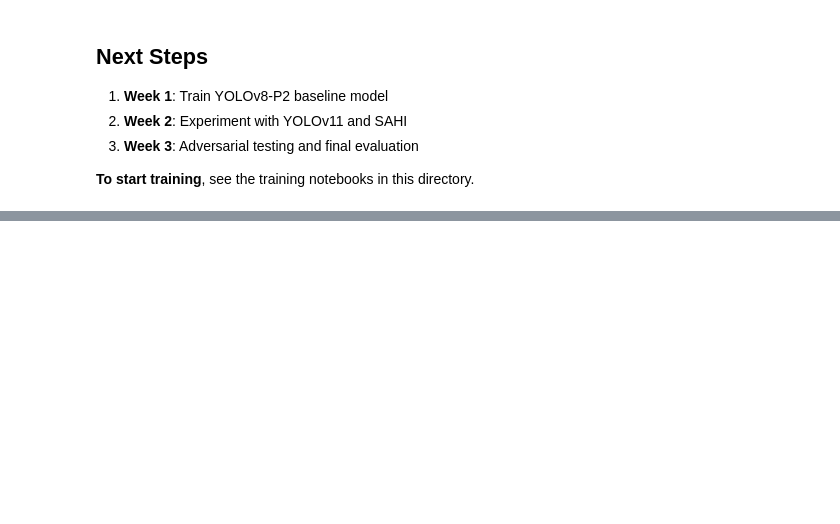
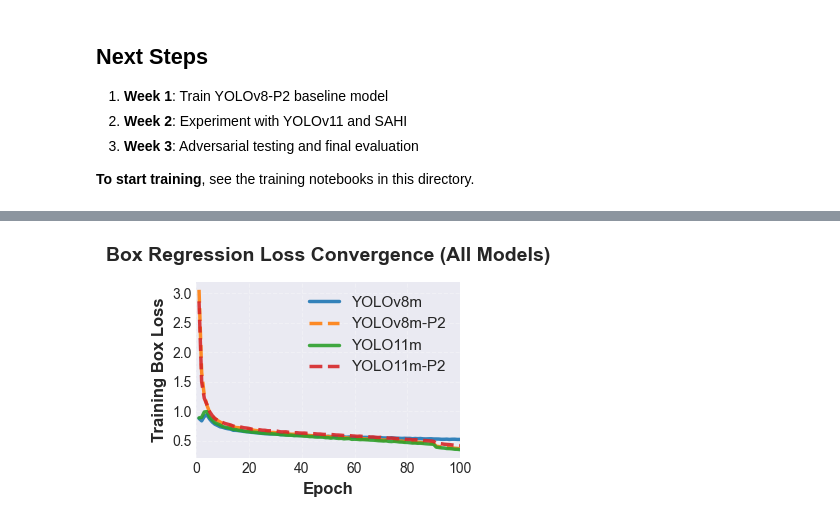
Before and after one commit to Zaryab13/Ml-FOD-A-Detection-YoloP2, a Jupyter notebook: notebooks/01_dataset_exploration.ipynb, the cells around one changed output, grey strips where cells are left out. Saved outputs shown, nothing was run; the diff lists cells and outputs as text; code cells hidden in the pictures; blank space fills up the shorter version.

```diff
--- a/notebooks/01_dataset_exploration.ipynb
+++ b/notebooks/01_dataset_exploration.ipynb
@@ -375,0 +945,92 @@ DATASET ANALYSIS SUMMARY & RECOMMENDATIONS
+# %%
+# Graph 1: Training Box Loss (Separate Figure) - IEEE Single Column
+fig1, ax1 = plt.subplots(figsize=(3.5, 2.8))
+
+for model_name, config in models_config.items():
+    if model_name in results_data:
+        df = results_data[model_name]
+        ax1.plot(df['epoch'], df['train/box_loss'],
+                color=config['color'],
+                linestyle=config['linestyle'],
+                linewidth=2.5,
+                label=model_name,
+                alpha=0.9)
+
+ax1.set_xlabel('Epoch', fontsize=12, fontweight='bold')
+ax1.set_ylabel('Training Box Loss', fontsize=12, fontweight='bold')
+ax1.set_title('Box Regression Loss Convergence (All Models)', fontsize=14, fontweight='bold', pad=15)
+ax1.grid(alpha=0.3, linestyle='--')
+ax1.legend(loc='upper right', fontsize=11, framealpha=0.9)
+ax1.set_xlim(0, 100)
+
+plt.tight_layout()
+plt.savefig('../results/convergence_box_loss.png', dpi=300, bbox_inches='tight')
+plt.show()
+
+print("✓ Saved: convergence_box_loss.png")
+
+# Graph 2: Training Classification Loss (Separate Figure) - IEEE Single Column
+fig2, ax2 = plt.subplots(figsize=(3.5, 2.8))
+
+for model_name, config in models_config.items():
+    if model_name in results_data:
+        df = results_data[model_name]
+        ax2.plot(df['epoch'], df['train/cls_loss'],
+                color=config['color'],
+                linestyle=config['linestyle'],
+                linewidth=2.5,
+                label=model_name,
+                alpha=0.9)
+
+ax2.set_xlabel('Epoch', fontsize=12, fontweight='bold')
+ax2.set_ylabel('Training Classification Loss', fontsize=12, fontweight='bold')
+ax2.set_title('Classification Loss Convergence (All Models)', fontsize=14, fontweight='bold', pad=15)
+ax2.grid(alpha=0.3, linestyle='--')
+ax2.legend(loc='upper right', fontsize=11, framealpha=0.9)
+ax2.set_xlim(0, 100)
+
+plt.tight_layout()
+plt.savefig('../results/convergence_cls_loss.png', dpi=300, bbox_inches='tight')
+plt.show()
+
+print("✓ Saved: convergence_cls_loss.png")
+
+# Graph 3: mAP@50-95 (Separate Figure) - IEEE Single Column
+fig3, ax3 = plt.subplots(figsize=(3.5, 2.8))
+
+for model_name, config in models_config.items():
+    if model_name in results_data:
+        df = results_data[model_name]
+        # Convert to percentage
+        mAP_pct = df['metrics/mAP50-95(B)'] * 100
+        ax3.plot(df['epoch'], mAP_pct,
+                color=config['color'],
+                linestyle=config['linestyle'],
+                linewidth=2.5,
+                label=model_name,
+                alpha=0.9)
+
+ax3.set_xlabel('Epoch', fontsize=12, fontweight='bold')
+ax3.set_ylabel('mAP@50-95 (%)', fontsize=12, fontweight='bold')
+ax3.set_title('Mean Average Precision Evolution (All Models)', fontsize=14, fontweight='bold', pad=15)
+ax3.grid(alpha=0.3, linestyle='--')
+ax3.legend(loc='lower right', fontsize=11, framealpha=0.9)
+ax3.set_xlim(0, 100)
+ax3.set_ylim(50, 100)
+
+plt.tight_layout()
+plt.savefig('../results/convergence_mAP.png', dpi=300, bbox_inches='tight')
+plt.show()
+
+print("✓ Saved: convergence_mAP.png")
+
+print("\n📊 Final Performance Summary (Epoch 100):")
+for model_name in models_config.keys():
+    if model_name in results_data:
+        df = results_data[model_name]
+        final_map = df['metrics/mAP50-95(B)'].iloc[-1] * 100
+        final_box_loss = df['train/box_loss'].iloc[-1]
+        final_cls_loss = df['train/cls_loss'].iloc[-1]
+        print(f"  {model_name:15s}: mAP={final_map:.3f}% | Box Loss={final_box_loss:.4f} | Cls Loss={final_cls_loss:.4f}")
+# %% [output]
+[figure, added]
```
Also changed, not shown: parts of 31 cells of this notebook, 29 other files.
